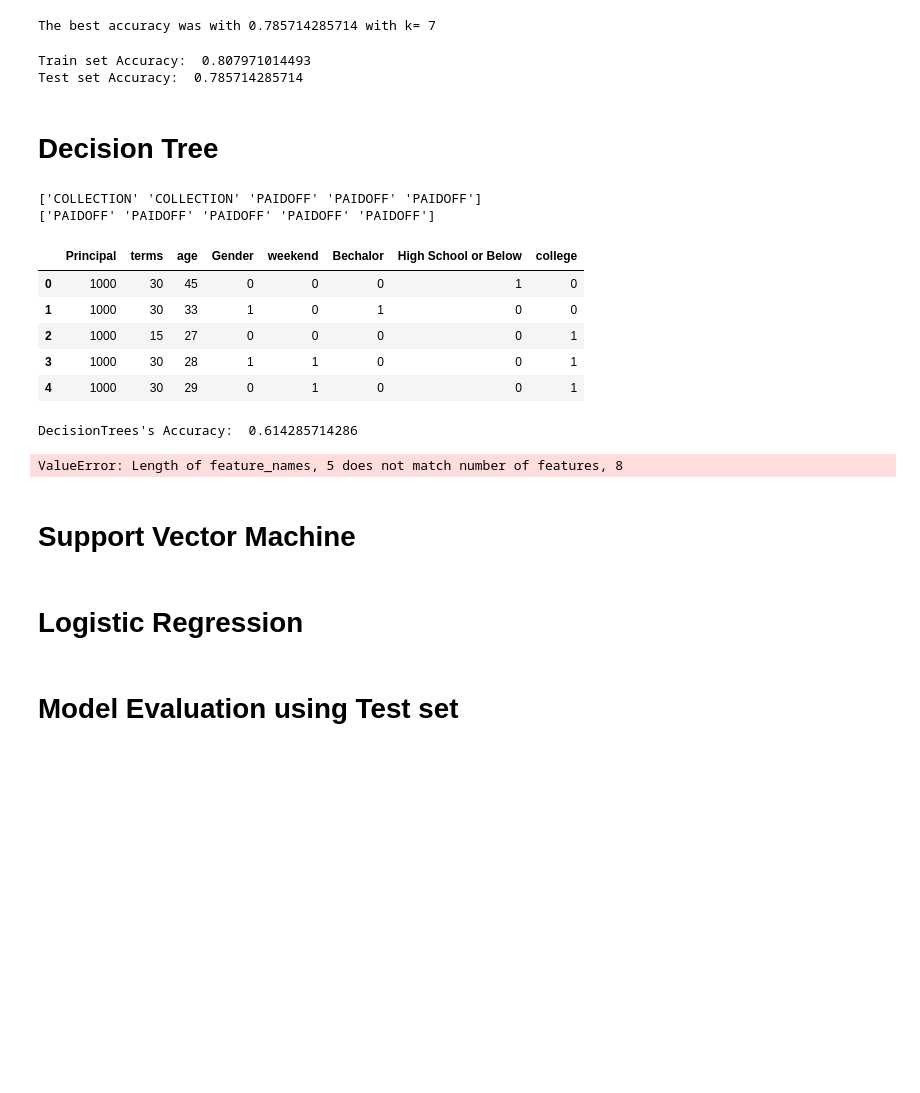
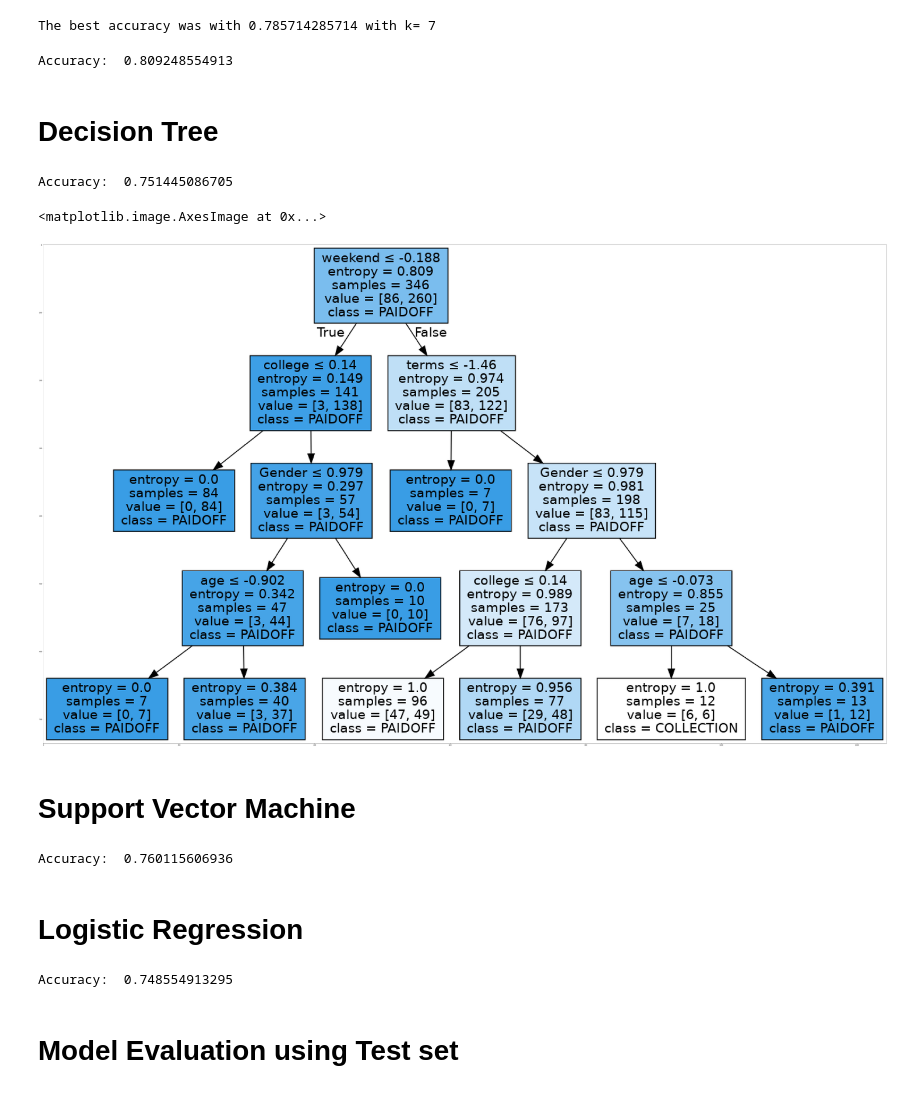
Before and after one commit to basselkassem/classification-with-python, a Jupyter notebook: projectNotebook.ipynb, the cells around one changed output. Saved outputs shown, nothing was run; the diff lists cells and outputs as text; code cells hidden in the pictures; blank space fills up the shorter version.

```diff
--- a/projectNotebook.ipynb
+++ b/projectNotebook.ipynb
@@ -279,7 +274,7 @@ Notice: You should find the best k to build the model with the best accuracy.
 **warning:** You should not use the __loan_test.csv__ for finding the best k, however, you can split your train_loan.csv into train and test to find the best __k__.
 # %%
 from sklearn.model_selection import train_test_split
-X_train, X_test, y_train, y_test = train_test_split( X, y, test_size=0.2, random_state=4)
-print ('Train set:', X_train.shape,  y_train.shape)
-print ('Test set:', X_test.shape,  y_test.shape)
+X_train, X_KNN_test, y_train, y_KNN_test = train_test_split( X, y, test_size=0.2, random_state=4)
+print ('KNN Train set:', X_train.shape,  y_train.shape)
+print ('KNN Test set:', X_test.shape,  y_test.shape)
 # %% [output]
@@ -313,57 +307,50 @@ The best accuracy was with 0.785714285714 with k= 7
 # %%
 from sklearn import metrics
 k = 7
-neigh = KNeighborsClassifier(n_neighbors = k).fit(X_train,y_train)
-yhat = neigh6.predict(X_test)
-print("Train set Accuracy: ", metrics.accuracy_score(y_train, neigh6.predict(X_train)))
-print("Test set Accuracy: ", metrics.accuracy_score(y_test, yhat6))
+neigh = KNeighborsClassifier(n_neighbors = k).fit(X,y)
+print("Accuracy: ", metrics.accuracy_score(y, neigh.predict(X)))
 # %% [output]
-Train set Accuracy:  0.807971014493
-Test set Accuracy:  0.785714285714
+Accuracy:  0.809248554913
 # %% [markdown]
 # Decision Tree
 # %%
 from sklearn.tree import DecisionTreeClassifier
 loanTree = DecisionTreeClassifier(criterion="entropy", max_depth = 4)
-loanTree.fit(X_train,y_train)
-predTree = loanTree.predict(X_test)
-print (predTree [0:5])
-print (y_test [0:5])
-Feature.head()
+loanTree.fit(X,y)
+predTree = loanTree.predict(X)
-# %% [output]
-['COLLECTION' 'COLLECTION' 'PAIDOFF' 'PAIDOFF' 'PAIDOFF']
-['PAIDOFF' 'PAIDOFF' 'PAIDOFF' 'PAIDOFF' 'PAIDOFF']
-|  | Principal | terms | age | Gender | weekend | Bechalor | High School or Below | college |
-| 0 | 1000 | 30 | 45 | 0 | 0 | 0 | 1 | 0 |
-| 1 | 1000 | 30 | 33 | 1 | 0 | 1 | 0 | 0 |
-| 2 | 1000 | 15 | 27 | 0 | 0 | 0 | 0 | 1 |
-| 3 | 1000 | 30 | 28 | 1 | 1 | 0 | 0 | 1 |
-| 4 | 1000 | 30 | 29 | 0 | 1 | 0 | 0 | 1 |
-# %%
-import matplotlib.pyplot as plt
-print("DecisionTrees's Accuracy: ", metrics.accuracy_score(y_test, predTree))
-# %% [output]
-DecisionTrees's Accuracy:  0.614285714286
+# %%
+print("Accuracy: ", metrics.accuracy_score(y, predTree))
+# %% [output]
+Accuracy:  0.751445086705
 # %%
 #!conda install -c anaconda pydotplus -y
 from sklearn.externals.six import StringIO
 import pydotplus
 import matplotlib.image as mpimg
 from sklearn import tree
 %matplotlib inline
 dot_data = StringIO()
 filename = "loan_status.png"
-featureNames = Feature.columns[0:5]
+featureNames = Feature.columns[0:8]
 targetNames = df["loan_status"].unique().tolist()
 out=tree.export_graphviz(loanTree,feature_names=featureNames, out_file=dot_data, class_names= np.unique(y_train), filled=True,  special_characters=True,rotate=False)
 graph = pydotplus.graph_from_dot_data(dot_data.getvalue())
 graph.write_png(filename)
 img = mpimg.imread(filename)
 plt.figure(figsize=(100, 200))
 plt.imshow(img,interpolation='nearest')
 # %% [output]
-ValueError: Length of feature_names, 5 does not match number of features, 8
+<matplotlib.image.AxesImage at 0x...>
+[figure, added]
 # %% [markdown]
 # Support Vector Machine
+# %%
+from sklearn import svm
+clf = svm.SVC(kernel='rbf')
+clf.fit(X, y)
+yhat = clf.predict(X)
+print("Accuracy: ", metrics.accuracy_score(y, yhat))
+# %% [output]
+Accuracy:  0.760115606936
 # %% [markdown]
 # Logistic Regression
@@ -370,3 +361,7 @@ ValueError: Length of feature_names, 5 does not match number of features, 8
+# %%
+print("Accuracy: ", metrics.accuracy_score(y, yhat))
+# %% [output]
+Accuracy:  0.748554913295
 # %% [markdown]
 # Model Evaluation using Test set
 # %%
```
Also changed, not shown: parts of 11 cells of this notebook.
